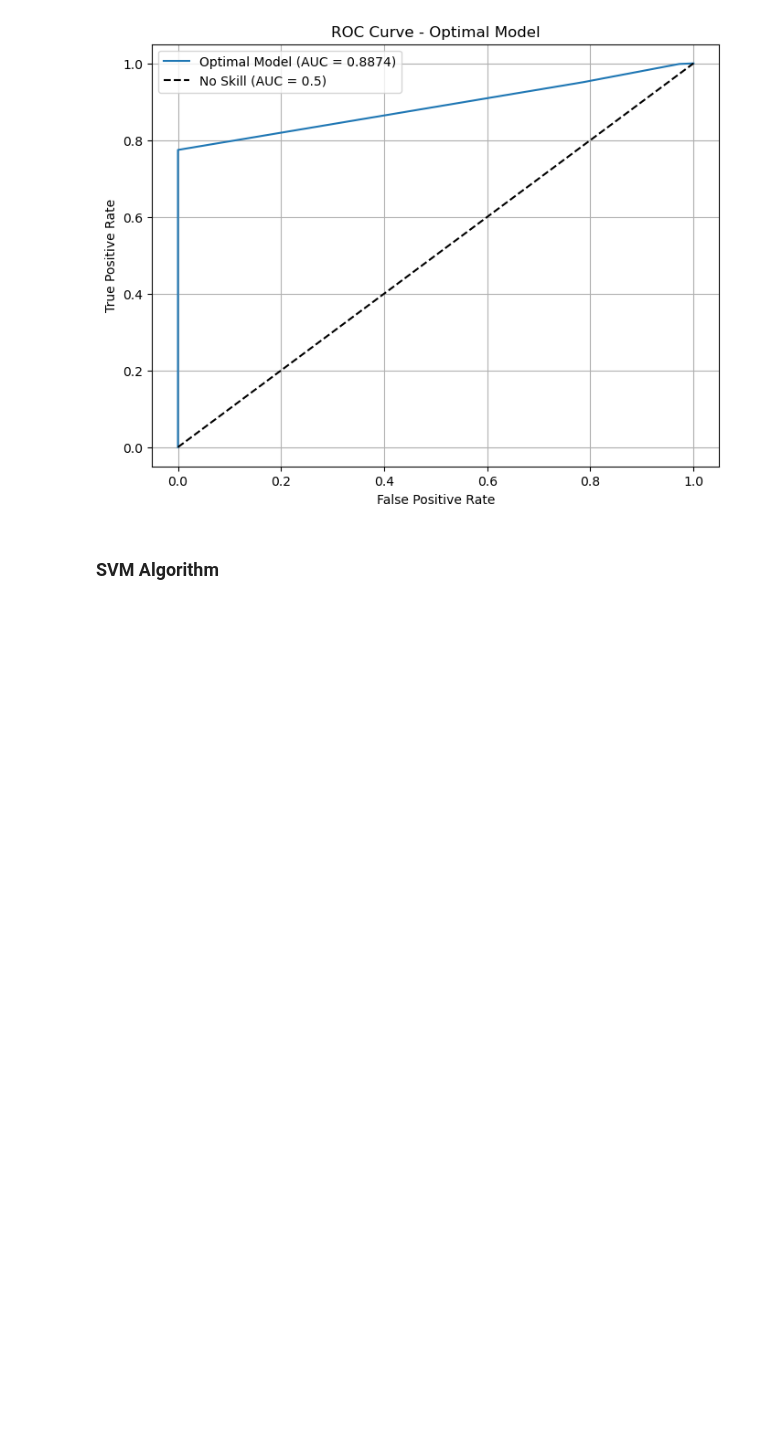
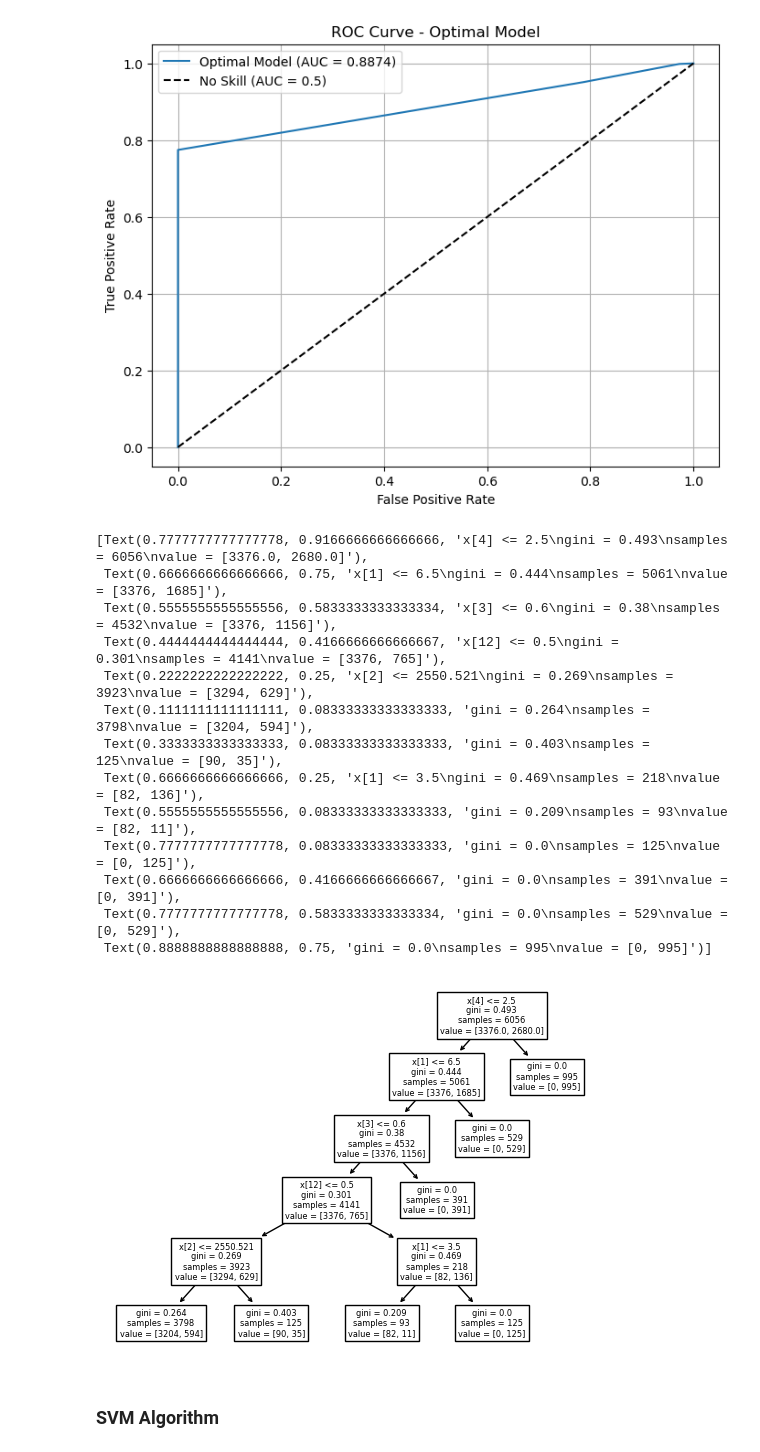
Before and after one commit to WANG-Lucas-sokko/ML_CCC, a Jupyter notebook: ML_CCC_project.ipynb, the cells around one changed output. Drawn from its saved outputs; the diff is of its cells as text; code cells hidden in the pictures; blank space fills up the shorter version.

Commit message:
Ajout du plot tree

```diff
--- a/ML_CCC_project.ipynb
+++ b/ML_CCC_project.ipynb
@@ -834,6 +835,27 @@ weighted avg       0.92      0.90      0.90      1515
 
 Displaying ROC Curve
 [figure]
+# %%
+# Based on the best params of the pipeline
+grid_searchTree.best_params_
+clf = DecisionTreeClassifier(max_depth=5, min_samples_split=2, random_state=42)
+clf.fit(X_train, y_train)
+tree.plot_tree(clf)
+# %% [output]
+[Text(0.7777777777777778, 0.9166666666666666, 'x[4] <= 2.5\ngini = 0.493\nsamples = 6056\nvalue = [3376.0, 2680.0]'),
+ Text(0.6666666666666666, 0.75, 'x[1] <= 6.5\ngini = 0.444\nsamples = 5061\nvalue = [3376, 1685]'),
+ Text(0.5555555555555556, 0.5833333333333334, 'x[3] <= 0.6\ngini = 0.38\nsamples = 4532\nvalue = [3376, 1156]'),
+ Text(0.4444444444444444, 0.4166666666666667, 'x[12] <= 0.5\ngini = 0.301\nsamples = 4141\nvalue = [3376, 765]'),
+ Text(0.2222222222222222, 0.25, 'x[2] <= 2550.521\ngini = 0.269\nsamples = 3923\nvalue = [3294, 629]'),
+ Text(0.1111111111111111, 0.08333333333333333, 'gini = 0.264\nsamples = 3798\nvalue = [3204, 594]'),
+ Text(0.3333333333333333, 0.08333333333333333, 'gini = 0.403\nsamples = 125\nvalue = [90, 35]'),
+ Text(0.6666666666666666, 0.25, 'x[1] <= 3.5\ngini = 0.469\nsamples = 218\nvalue = [82, 136]'),
+ Text(0.5555555555555556, 0.08333333333333333, 'gini = 0.209\nsamples = 93\nvalue = [82, 11]'),
+ Text(0.7777777777777778, 0.08333333333333333, 'gini = 0.0\nsamples = 125\nvalue = [0, 125]'),
+ Text(0.6666666666666666, 0.4166666666666667, 'gini = 0.0\nsamples = 391\nvalue = [0, 391]'),
+ Text(0.7777777777777778, 0.5833333333333334, 'gini = 0.0\nsamples = 529\nvalue = [0, 529]'),
+ Text(0.8888888888888888, 0.75, 'gini = 0.0\nsamples = 995\nvalue = [0, 995]')]
+[figure, added]
 # %% [markdown]
 ### SVM Algorithm
 # %%
```
Also changed, not shown: parts of 1 cell of this notebook.
